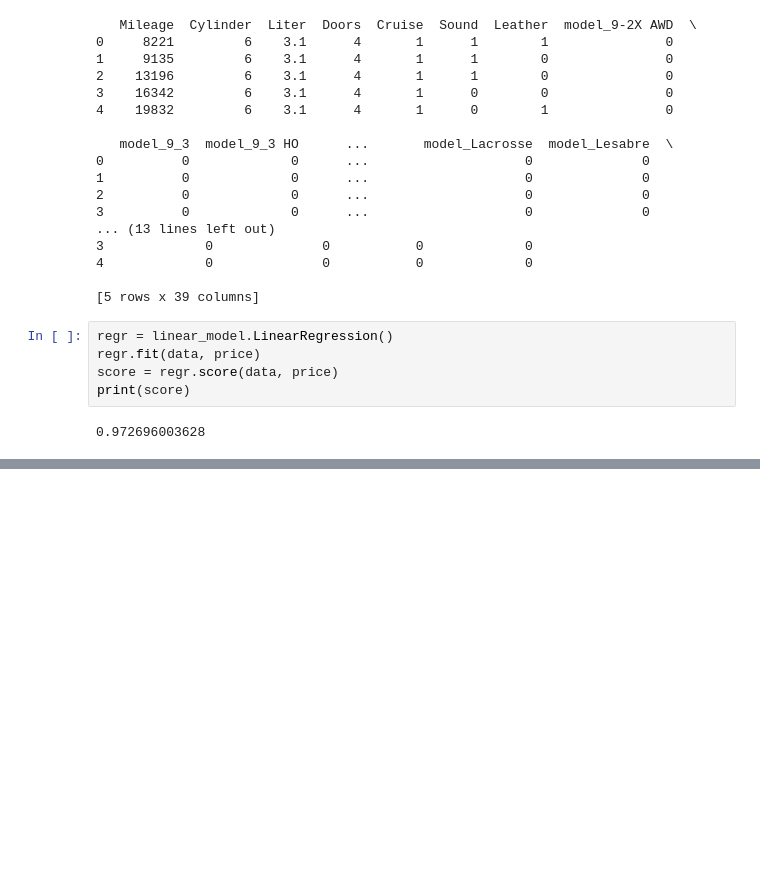
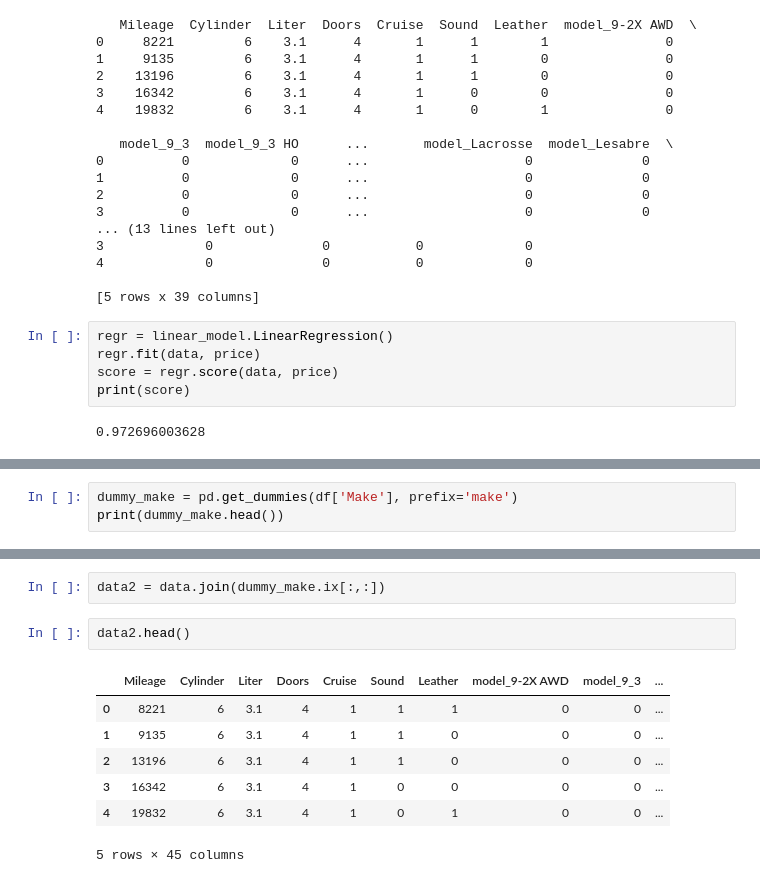
Before and after one commit to tiyd-python-2015-05/linear-regression, a Jupyter notebook: How Much is Your Car Worth.ipynb, the cells around one changed output, grey strips where cells are left out. Cells and saved outputs as stored; diff of their text form; blank space fills up the shorter version.

Commit message:
Hard Mode with get_dummies

```diff
--- a/How Much is Your Car Worth.ipynb
+++ b/How Much is Your Car Worth.ipynb
@@ -349,0 +332,3 @@ independent_vars
+# %%
+dummy_make = pd.get_dummies(df['Make'], prefix='make')
+print(dummy_make.head())
@@ -349,0 +349,12 @@ independent_vars
+# %%
+data2 = data.join(dummy_make.ix[:,:])
+# %%
+data2.head()
+# %% [output]
+|  | Mileage | Cylinder | Liter | Doors | Cruise | Sound | Leather | model_9-2X AWD | model_9_3 | ... |
+| 0 | 8221 | 6 | 3.1 | 4 | 1 | 1 | 1 | 0 | 0 | ... |
+| 1 | 9135 | 6 | 3.1 | 4 | 1 | 1 | 0 | 0 | 0 | ... |
+| 2 | 13196 | 6 | 3.1 | 4 | 1 | 1 | 0 | 0 | 0 | ... |
+| 3 | 16342 | 6 | 3.1 | 4 | 1 | 0 | 0 | 0 | 0 | ... |
+| 4 | 19832 | 6 | 3.1 | 4 | 1 | 0 | 1 | 0 | 0 | ... |
+5 rows × 45 columns
```
Also changed, not shown: parts of 9 cells of this notebook.
